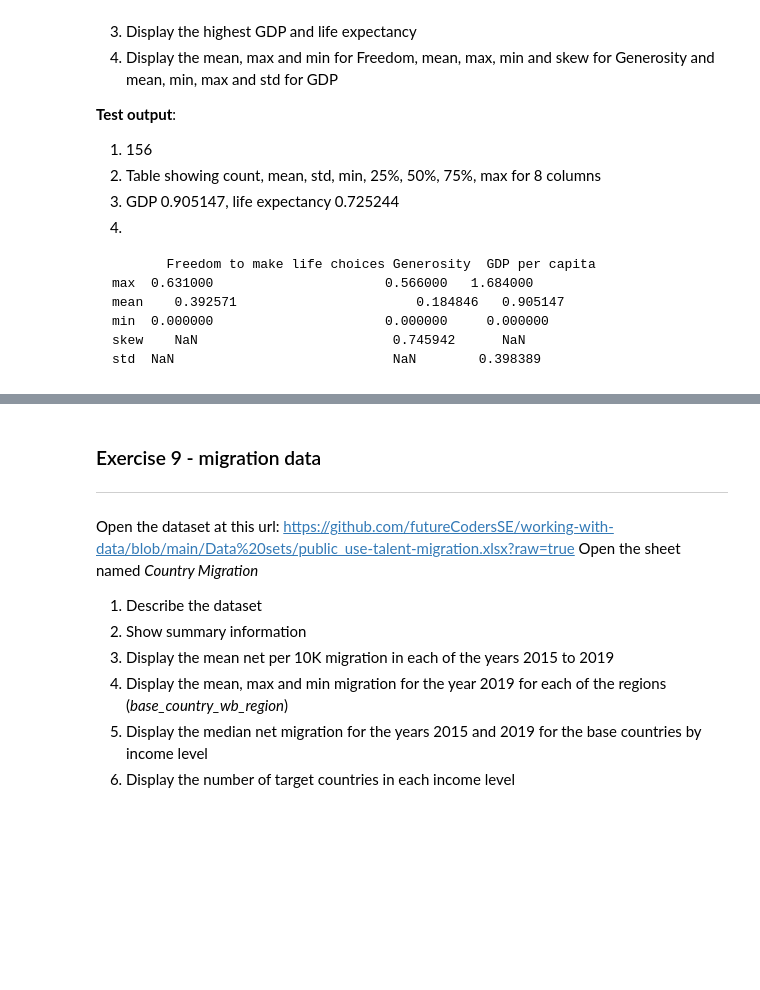
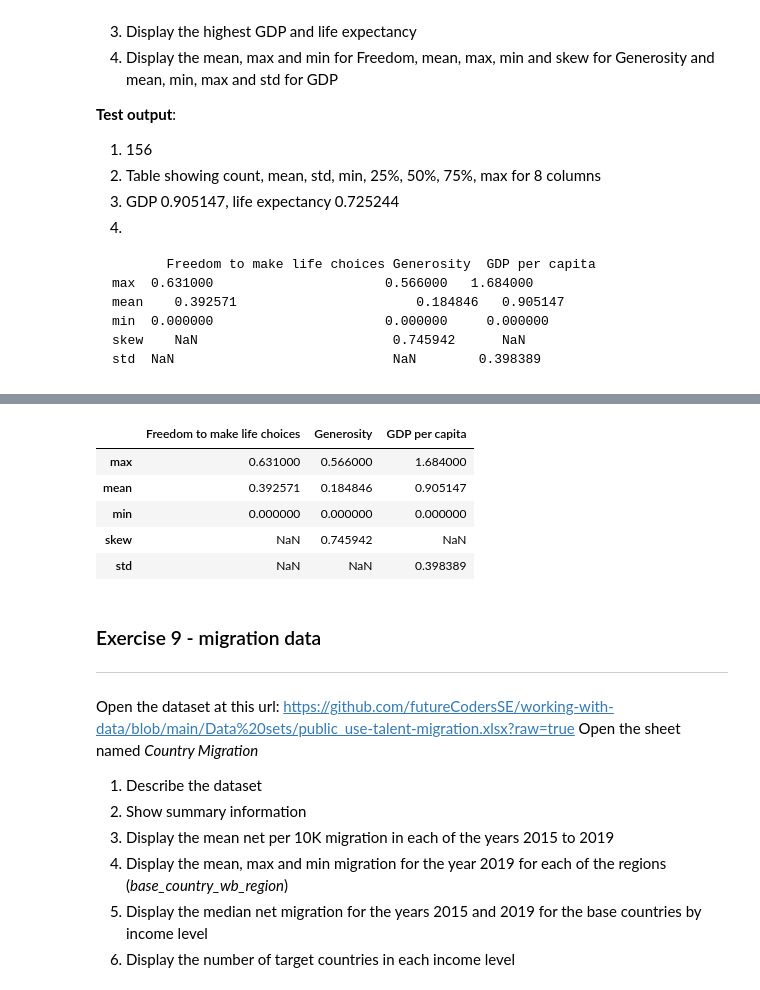
Before and after one commit to Zitha74/Data-Py-Analysis, a Jupyter notebook: Copy_of_Describing_data.ipynb, the cells around one changed output, grey strips where cells are left out. Drawn from its saved outputs; the diff is of its cells as text; code cells hidden in the pictures; blank space fills up the shorter version.

```diff
--- a/Copy_of_Describing_data.ipynb
+++ b/Copy_of_Describing_data.ipynb
@@ -482,3 +534,18 @@ std	 NaN	                        NaN	       0.398389
+# %%
+# Display the mean, max and min for Freedom, mean, max, min and skew for Generosity and mean, min, max and std for GD
+happiness.agg(
+    { "Freedom to make life choices": ("mean", "max", "min"),
+     "Generosity": ("mean", "max", "min", "skew"),
+     "GDP per capita": ("mean", "min", "max", "std"),
+    }
+)
+# %% [output]
+|  | Freedom to make life choices | Generosity | GDP per capita |
+| max | 0.631000 | 0.566000 | 1.684000 |
+| mean | 0.392571 | 0.184846 | 0.905147 |
+| min | 0.000000 | 0.000000 | 0.000000 |
+| skew | NaN | 0.745942 | NaN |
+| std | NaN | NaN | 0.398389 |
 # %% [markdown]
 ### Exercise 9 - migration data
 ---
```
Also changed, not shown: parts of 8 cells of this notebook.
